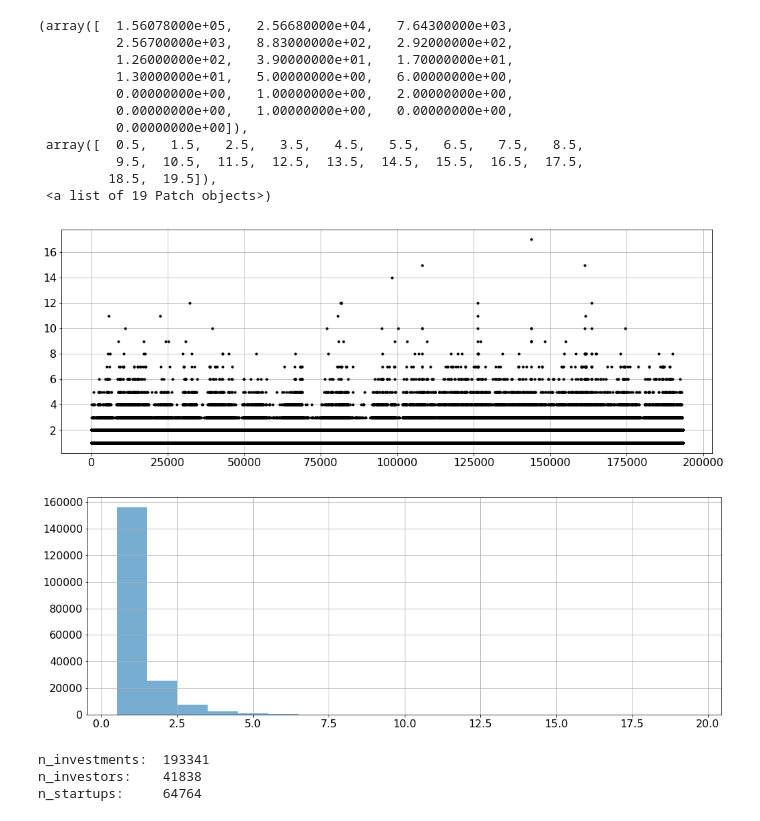
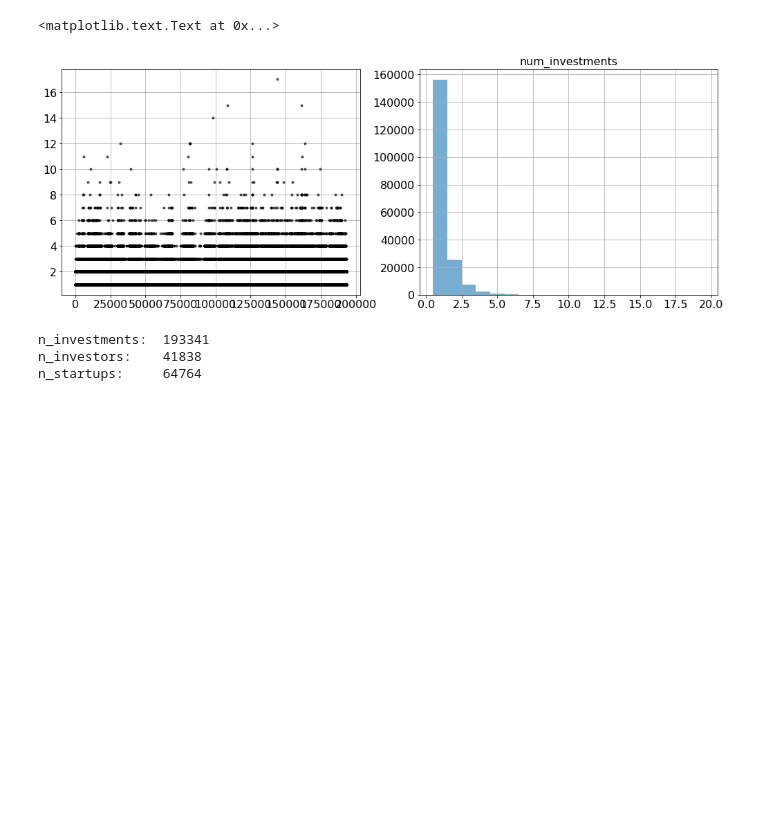
Before and after one commit to Pseud0n1nja/VentureHub, a Jupyter notebook: main.ipynb, the cells around one changed output. Drawn from its saved outputs; the diff is of its cells as text; code cells hidden in the pictures; blank space fills up the shorter version.

```diff
--- a/main.ipynb
+++ b/main.ipynb
@@ -73,24 +73,14 @@ df_funding[:5]
 # %%
 a = df_funding['num_investments'].as_matrix()
 plt.figure()
-ax = plt.subplot(111)
-ax.plot(a, 'k.')
+ax = plt.subplot(121)
+ax.plot(a, 'k.', alpha=.6)
 
 # .............................................
-plt.figure()
-ax = plt.subplot(111)
-ax.hist(a, bins=np.linspace(.5,19.5,20),alpha=.6)
+
+ax = plt.subplot(122)
+ax.hist(a, bins=np.linspace(.5,19.5,20), alpha=.6);
+ax.set_title('num_investments')
 # %% [output]
-(array([  1.56078000e+05,   2.56680000e+04,   7.64300000e+03,
-          2.56700000e+03,   8.83000000e+02,   2.92000000e+02,
-          1.26000000e+02,   3.90000000e+01,   1.70000000e+01,
-          1.30000000e+01,   5.00000000e+00,   6.00000000e+00,
-          0.00000000e+00,   1.00000000e+00,   2.00000000e+00,
-          0.00000000e+00,   1.00000000e+00,   0.00000000e+00,
-          0.00000000e+00]),
- array([  0.5,   1.5,   2.5,   3.5,   4.5,   5.5,   6.5,   7.5,   8.5,
-          9.5,  10.5,  11.5,  12.5,  13.5,  14.5,  15.5,  16.5,  17.5,
-         18.5,  19.5]),
- <a list of 19 Patch objects>)
+<matplotlib.text.Text at 0x...>
-[figure, old version]
+[figure, new version]
-[figure, removed]
```
Also changed, not shown: parts of 8 cells of this notebook, 1 other file.
